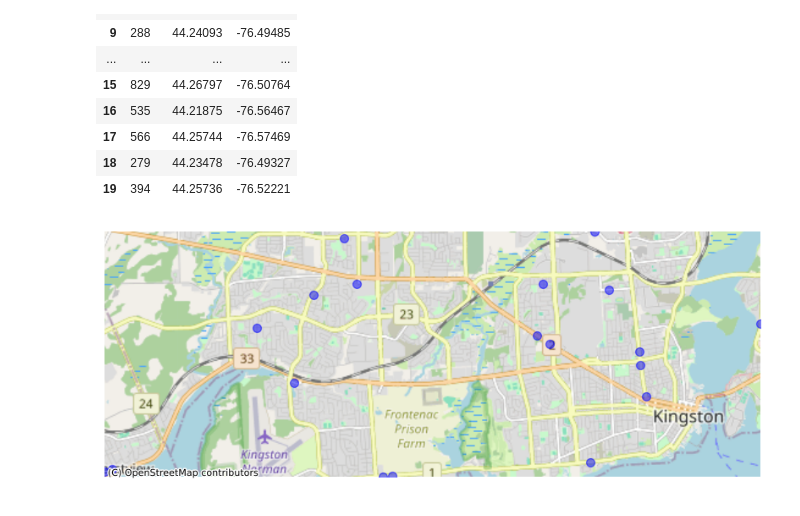
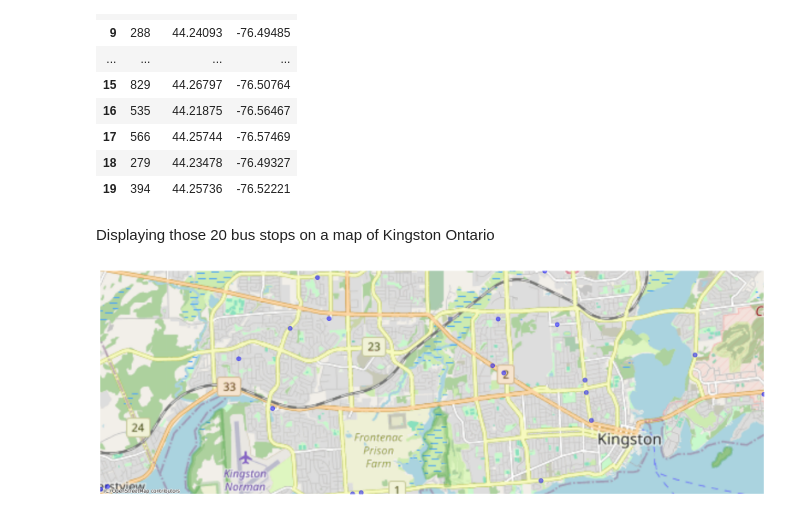
Before and after one commit to amirRafati/451Ass1, a Jupyter notebook: KingstonBusTask2.ipynb, the cells around one changed output. Cells and saved outputs as stored; diff of their text form; code cells hidden in the pictures.

```diff
--- a/KingstonBusTask2.ipynb
+++ b/KingstonBusTask2.ipynb
@@ -430,39 +251,41 @@ display(data)
 | 17 | 566 | 44.25744 | -76.57469 |
 | 18 | 279 | 44.23478 | -76.49327 |
 | 19 | 394 | 44.25736 | -76.52221 |
+# %% [markdown]
+Displaying those 20 bus stops on a map of Kingston Ontario
 # %%
 import geopandas as gpd
 import matplotlib.pyplot as plt
 import contextily as ctx
 
-# Swap the 'Longitude' and 'Latitude' data, because they seem to be in the wrong order
+
 filtered_bus_stops = filtered_bus_stops.rename(columns={"Longitude": "Latitude", "Latitude": "Longitude"})
 
-# Convert DataFrame to GeoDataFrame
+
 gdf = gpd.GeoDataFrame(filtered_bus_stops, geometry=gpd.points_from_xy(filtered_bus_stops.Longitude, filtered_bus_stops.Latitude))
-gdf.crs = 'EPSG:4326'  # Set coordinate reference system to WGS 84
+gdf.crs = 'EPSG:4326'
 
-# Define geographical boundaries for Kingston, Ontario
-lat_min, lat_max = 44.180, 44.300
-lon_min, lon_max = -76.650, -76.450
+
+lat_min, lat_max = 41.180, 47.300
+lon_min, lon_max = -73.650, -79.450
 
 # Filter for Kingston's geographical bounds
 gdf = gdf.cx[lon_min:lon_max, lat_min:lat_max]
 
 # Plot
-fig, ax = plt.subplots(figsize=(10, 10))
-gdf.to_crs(epsg=3857).plot(ax=ax, color='blue', markersize=50, alpha=0.5)  # Convert to Web Mercator
+fig, ax = plt.subplots(figsize=(20, 20))
+gdf.to_crs(epsg=3857).plot(ax=ax, color='blue', markersize=50, alpha=0.5)
 
 # Define the map boundaries for Kingston, Ontario, based on the filtered GeoDataFrame
 xlim = ([min(gdf.to_crs(epsg=3857).geometry.x), max(gdf.to_crs(epsg=3857).geometry.x)])
 ylim = ([min(gdf.to_crs(epsg=3857).geometry.y), max(gdf.to_crs(epsg=3857).geometry.y)])
 
 ax.set_xlim(xlim)
 ax.set_ylim(ylim)
 
 # Add the basemap
 ctx.add_basemap(ax, source=ctx.providers.OpenStreetMap.Mapnik)
 ax.set_axis_off()
 plt.show()
 # %% [output]
-[figure, old version]
+[figure, new version]
```
Also changed, not shown: parts of 16 cells of this notebook, 1 other file.
